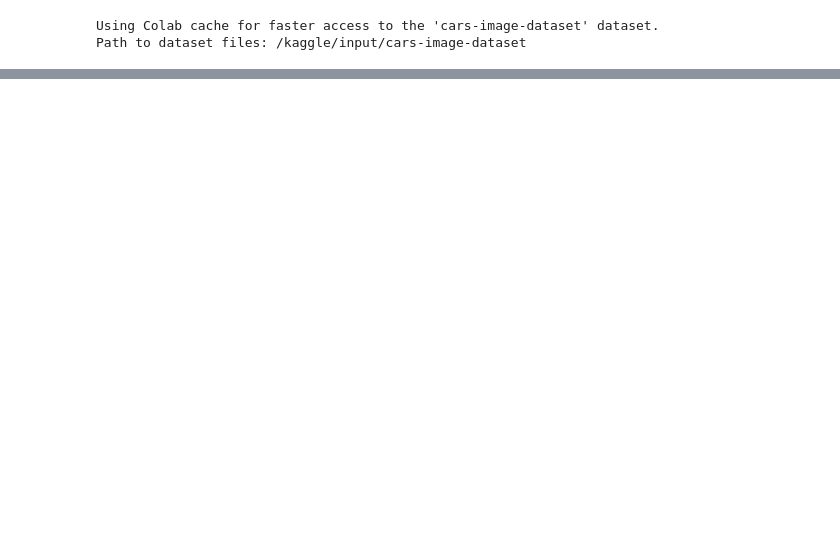
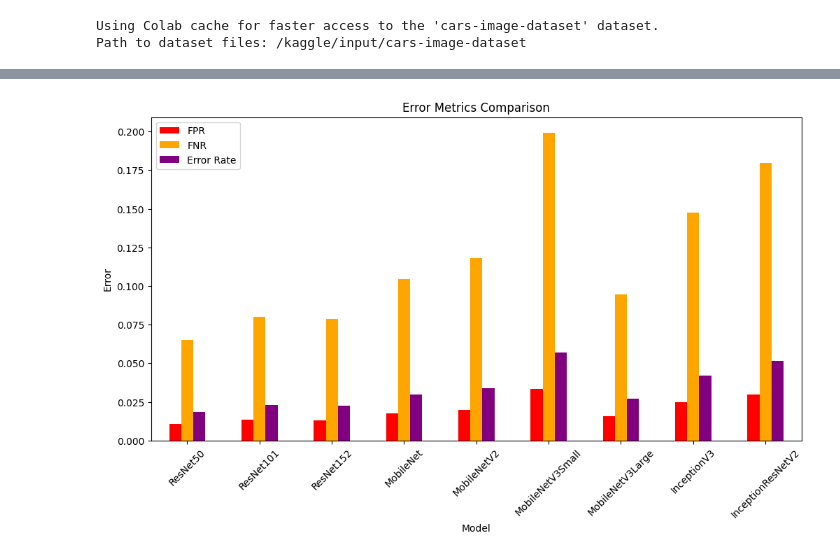
Before and after one commit to NupoorRaut/Deep-Learning, a Jupyter notebook: 05_TransferLearning_Cars.ipynb, the cells around one changed output, grey strips where cells are left out. Cells and saved outputs as stored; diff of their text form; code cells hidden in the pictures; blank space fills up the shorter version.

```diff
--- a/05_TransferLearning_Cars.ipynb
+++ b/05_TransferLearning_Cars.ipynb
@@ -207,17 +137,0 @@ models = {
-# %%
-from tensorflow.keras.preprocessing.image import ImageDataGenerator
-from tensorflow.keras.applications.resnet50 import preprocess_input as resnet_pre
-
-test_dir = "/kaggle/input/cars-image-dataset/Cars Dataset/test"
-
-test_datagen = ImageDataGenerator(preprocessing_function=resnet_pre)
-
-test_gen = test_datagen.flow_from_directory(
-    test_dir,
-    target_size=(224,224),
-    batch_size=32,
-    class_mode='categorical',
-    shuffle=False
-)
-
-class_names = list(test_gen.class_indices.keys())
@@ -274,0 +374,11 @@ plt.show()
+# %%
+df_results.set_index("Model")[[
+    "FPR", "FNR", "Error Rate"
+]].plot(kind='bar', figsize=(12,6), color=['red','orange','purple'])
+
+plt.title("Error Metrics Comparison")
+plt.ylabel("Error")
+plt.xticks(rotation=45)
+plt.show()
+# %% [output]
+[figure, added]
```
Also changed, not shown: parts of 30 cells of this notebook.
